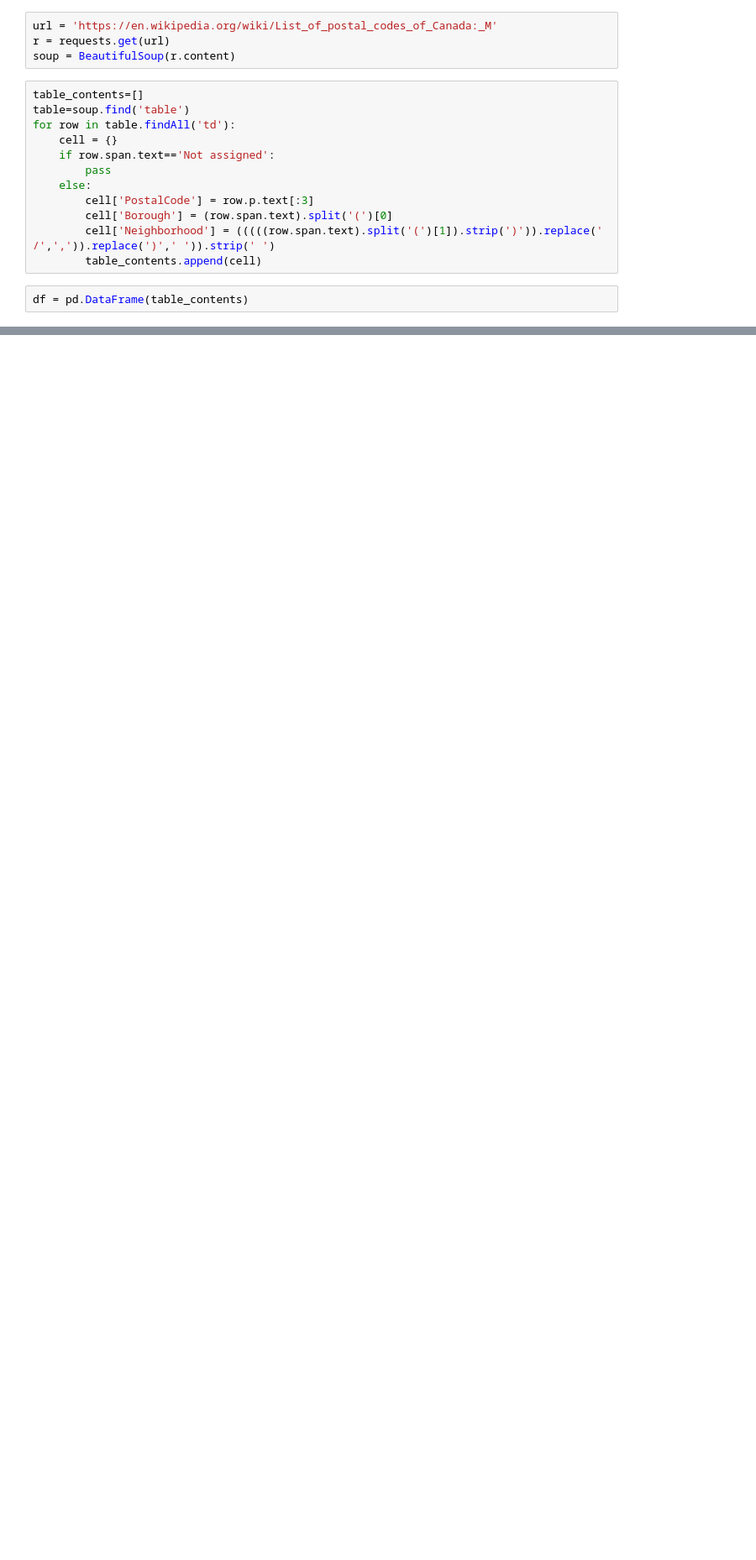
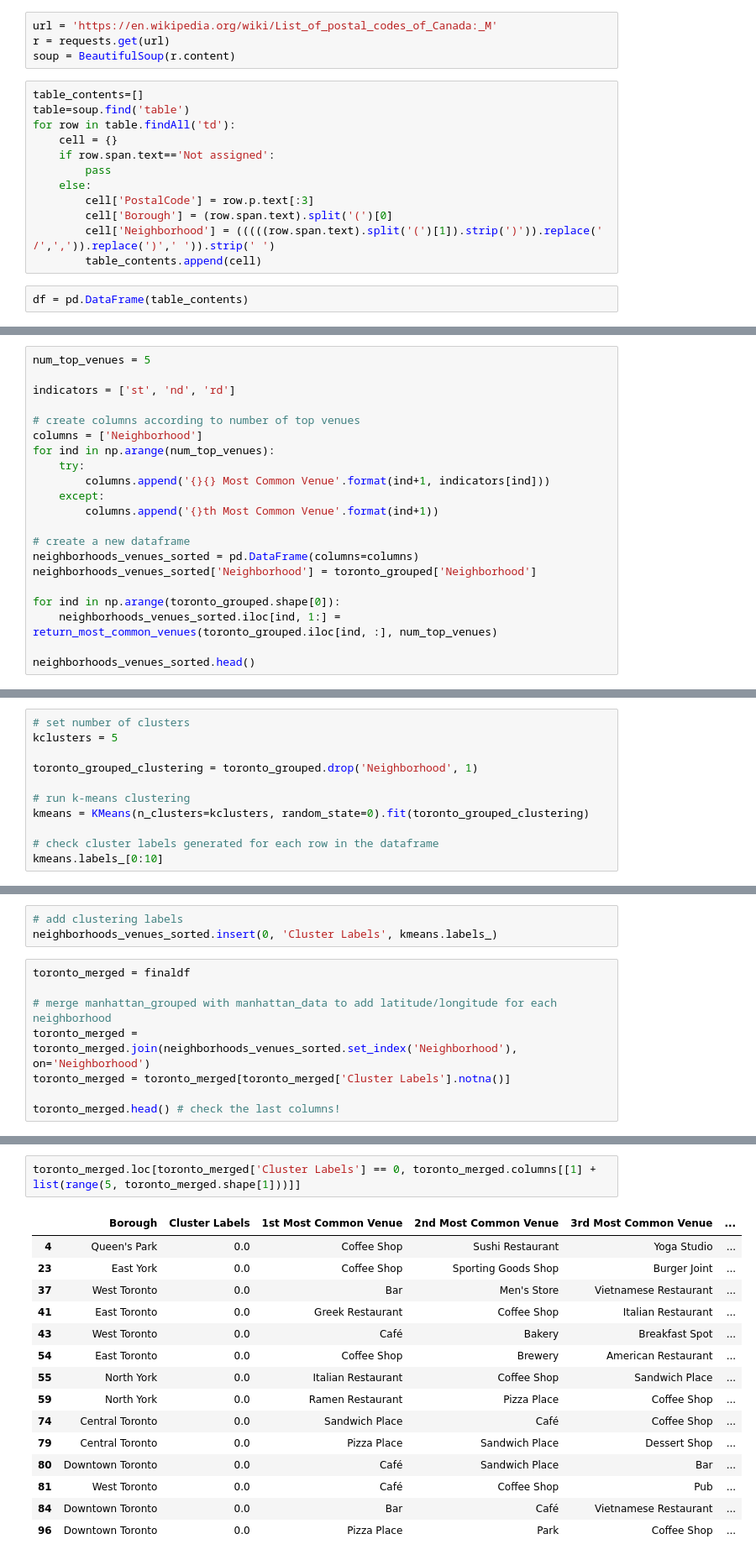
Before and after one commit to cavs1010/Coursera_capstone, a Jupyter notebook: Coursera_capstone.ipynb, the cells around one changed output, grey strips where cells are left out. Shown at 84% size. Cells and saved outputs as stored; diff of their text form; blank space fills up the shorter version.

```diff
--- a/Coursera_capstone.ipynb
+++ b/Coursera_capstone.ipynb
@@ -37,0 +228,21 @@ df.head()
+# %%
+num_top_venues = 5
+
+indicators = ['st', 'nd', 'rd']
+
+# create columns according to number of top venues
+columns = ['Neighborhood']
+for ind in np.arange(num_top_venues):
+    try:
+        columns.append('{}{} Most Common Venue'.format(ind+1, indicators[ind]))
+    except:
+        columns.append('{}th Most Common Venue'.format(ind+1))
+
+# create a new dataframe
+neighborhoods_venues_sorted = pd.DataFrame(columns=columns)
+neighborhoods_venues_sorted['Neighborhood'] = toronto_grouped['Neighborhood']
+
+for ind in np.arange(toronto_grouped.shape[0]):
+    neighborhoods_venues_sorted.iloc[ind, 1:] = return_most_common_venues(toronto_grouped.iloc[ind, :], num_top_venues)
+
+neighborhoods_venues_sorted.head()
@@ -37,0 +258,11 @@ df.head()
+# %%
+# set number of clusters
+kclusters = 5
+
+toronto_grouped_clustering = toronto_grouped.drop('Neighborhood', 1)
+
+# run k-means clustering
+kmeans = KMeans(n_clusters=kclusters, random_state=0).fit(toronto_grouped_clustering)
+
+# check cluster labels generated for each row in the dataframe
+kmeans.labels_[0:10]
@@ -37,0 +283,11 @@ df.head()
+# %%
+# add clustering labels
+neighborhoods_venues_sorted.insert(0, 'Cluster Labels', kmeans.labels_)
+# %%
+toronto_merged = finaldf
+
+# merge manhattan_grouped with manhattan_data to add latitude/longitude for each neighborhood
+toronto_merged = toronto_merged.join(neighborhoods_venues_sorted.set_index('Neighborhood'), on='Neighborhood')
+toronto_merged = toronto_merged[toronto_merged['Cluster Labels'].notna()]
+
+toronto_merged.head() # check the last columns!
@@ -37,0 +329,18 @@ df.head()
+# %%
+toronto_merged.loc[toronto_merged['Cluster Labels'] == 0, toronto_merged.columns[[1] + list(range(5, toronto_merged.shape[1]))]]
+# %% [output]
+|  | Borough | Cluster Labels | 1st Most Common Venue | 2nd Most Common Venue | 3rd Most Common Venue | ... |
+| 4 | Queen's Park | 0.0 | Coffee Shop | Sushi Restaurant | Yoga Studio | ... |
+| 23 | East York | 0.0 | Coffee Shop | Sporting Goods Shop | Burger Joint | ... |
+| 37 | West Toronto | 0.0 | Bar | Men's Store | Vietnamese Restaurant | ... |
+| 41 | East Toronto | 0.0 | Greek Restaurant | Coffee Shop | Italian Restaurant | ... |
+| 43 | West Toronto | 0.0 | Café | Bakery | Breakfast Spot | ... |
+| 54 | East Toronto | 0.0 | Coffee Shop | Brewery | American Restaurant | ... |
+| 55 | North York | 0.0 | Italian Restaurant | Coffee Shop | Sandwich Place | ... |
+| 59 | North York | 0.0 | Ramen Restaurant | Pizza Place | Coffee Shop | ... |
+| 74 | Central Toronto | 0.0 | Sandwich Place | Café | Coffee Shop | ... |
+| 79 | Central Toronto | 0.0 | Pizza Place | Sandwich Place | Dessert Shop | ... |
+| 80 | Downtown Toronto | 0.0 | Café | Sandwich Place | Bar | ... |
+| 81 | West Toronto | 0.0 | Café | Coffee Shop | Pub | ... |
+| 84 | Downtown Toronto | 0.0 | Bar | Café | Vietnamese Restaurant | ... |
+| 96 | Downtown Toronto | 0.0 | Pizza Place | Park | Coffee Shop | ... |
```
Also changed, not shown: parts of 30 cells of this notebook, 1 other file.
